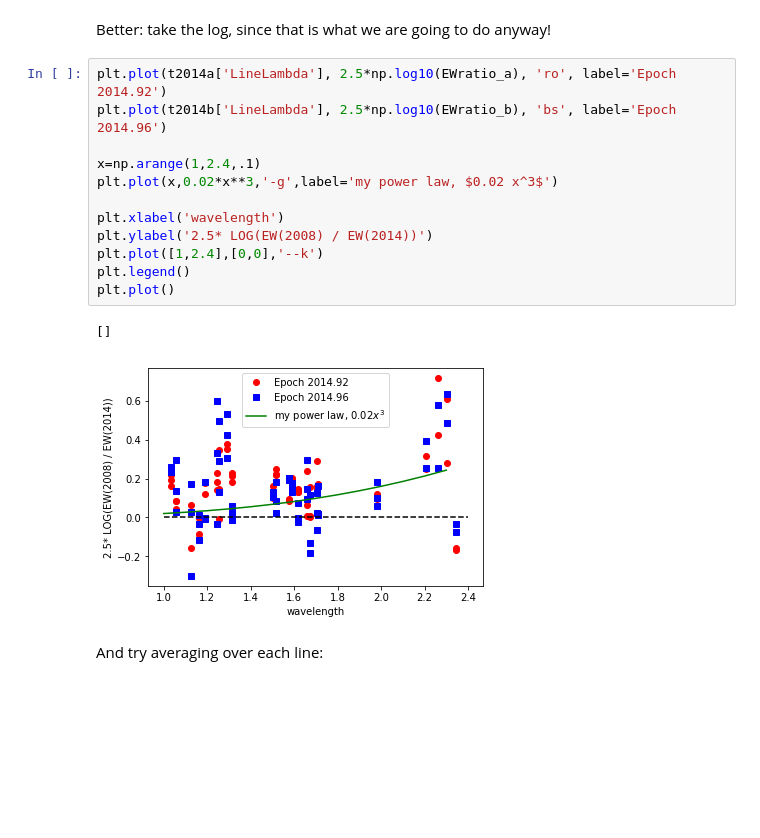
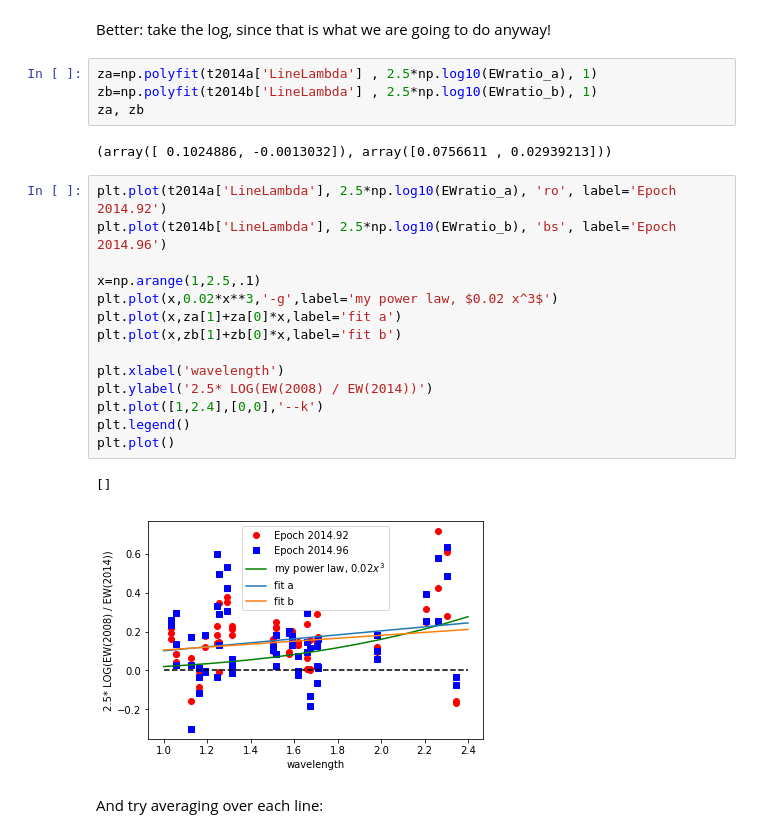
Before and after one commit to krislars/AA_Tau_Covey, a Jupyter notebook: AATau veiling.ipynb, the cells around one changed output. Cells and saved outputs as stored; diff of their text form; blank space fills up the shorter version.

```diff
--- a/AATau veiling.ipynb
+++ b/AATau veiling.ipynb
@@ -332,21 +425,29 @@ plt.plot()
 [figure]
 # %% [markdown]
 Better: take the log, since that is what we are going to do anyway!
+# %%
+za=np.polyfit(t2014a['LineLambda'] , 2.5*np.log10(EWratio_a), 1)
+zb=np.polyfit(t2014b['LineLambda'] , 2.5*np.log10(EWratio_b), 1)
+za, zb
+# %% [output]
+(array([ 0.1024886, -0.0013032]), array([0.0756611 , 0.02939213]))
 # %%
 plt.plot(t2014a['LineLambda'], 2.5*np.log10(EWratio_a), 'ro', label='Epoch 2014.92')
 plt.plot(t2014b['LineLambda'], 2.5*np.log10(EWratio_b), 'bs', label='Epoch 2014.96')
 
-x=np.arange(1,2.4,.1)
+x=np.arange(1,2.5,.1)
 plt.plot(x,0.02*x**3,'-g',label='my power law, $0.02 x^3$')
+plt.plot(x,za[1]+za[0]*x,label='fit a')
+plt.plot(x,zb[1]+zb[0]*x,label='fit b')
 
 plt.xlabel('wavelength')
 plt.ylabel('2.5* LOG(EW(2008) / EW(2014))')
 plt.plot([1,2.4],[0,0],'--k')
 plt.legend()
 plt.plot()
 # %% [output]
 []
-[figure, old version]
+[figure, new version]
 # %% [markdown]
 And try averaging over each line:
 # %%
```
Also changed, not shown: parts of 62 cells of this notebook, 2 other files.
